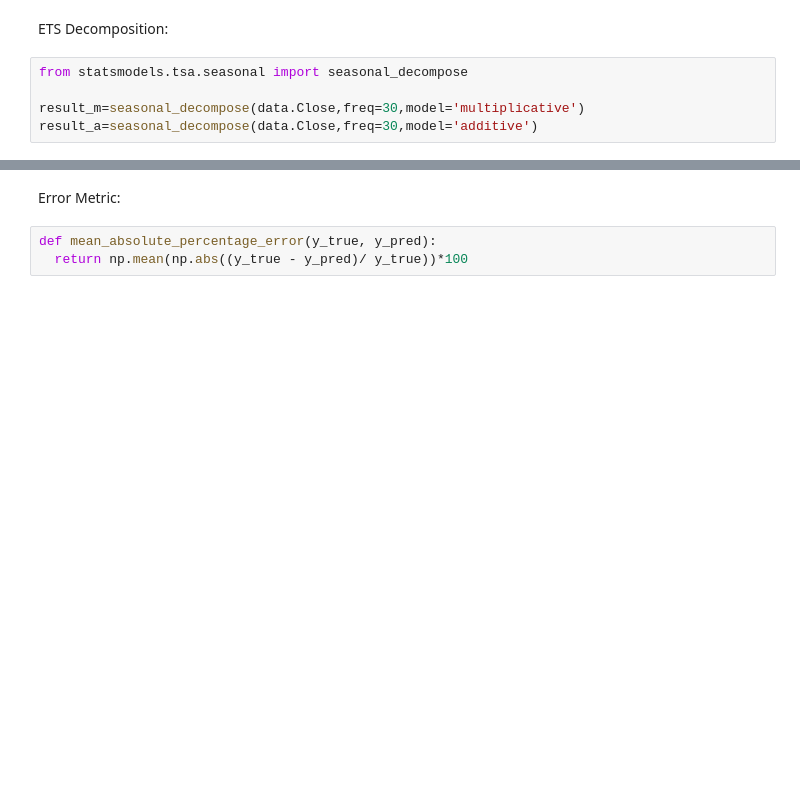
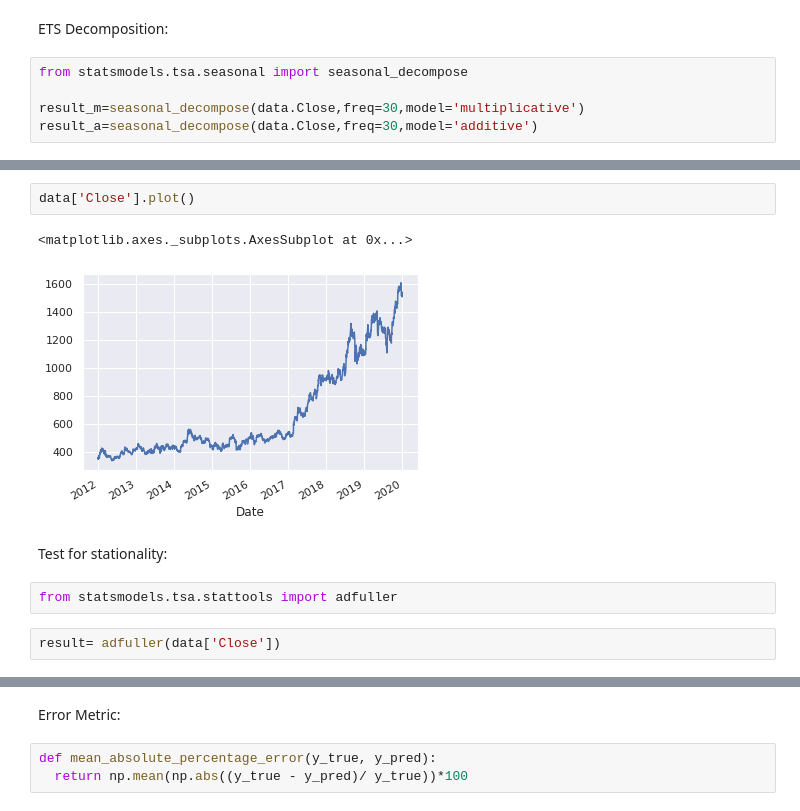
Before and after one commit to DeepankarAcharyya/Time_Series_Data, a Jupyter notebook: Time_Series_Analysis_Stock_Price.ipynb, the cells around one changed output, grey strips where cells are left out. Cells and saved outputs as stored; diff of their text form; blank space fills up the shorter version.

```diff
--- a/Time_Series_Analysis_Stock_Price.ipynb
+++ b/Time_Series_Analysis_Stock_Price.ipynb
@@ -91,0 +106,11 @@ result_a.plot()
+# %%
+data['Close'].plot()
+# %% [output]
+<matplotlib.axes._subplots.AxesSubplot at 0x...>
+[figure, added]
+# %% [markdown]
+Test for stationality:
+# %%
+from statsmodels.tsa.stattools import adfuller
+# %%
+result= adfuller(data['Close'])
```
Also changed, not shown: parts of 7 cells of this notebook.
